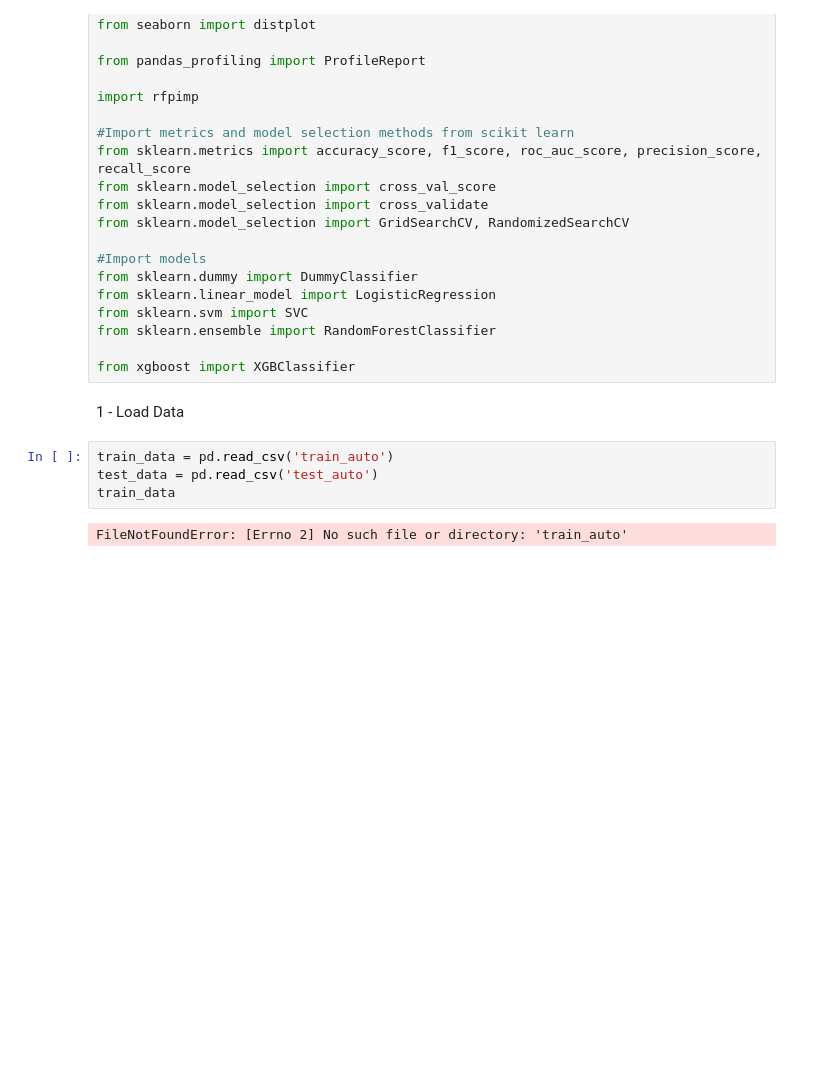
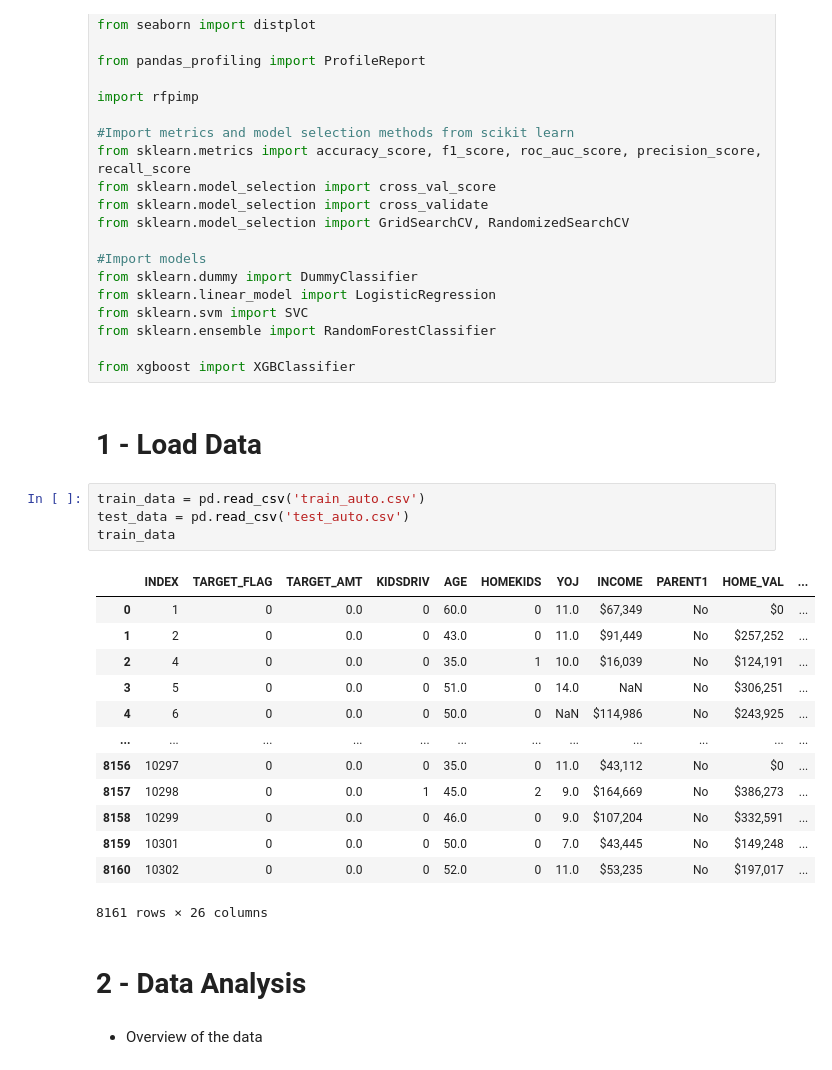
Before and after one commit to MilCL/Insurance_test, a Jupyter notebook: Main.ipynb, the cells around one changed output. Saved outputs shown, nothing was run; the diff lists cells and outputs as text; blank space fills up the shorter version.

Commit message:
Created sections Data Analysis and Preprocessing and created a cleaning method

```diff
--- a/Main.ipynb
+++ b/Main.ipynb
@@ -24,10 +24,26 @@ from sklearn.ensemble import RandomForestClassifier
 
 from xgboost import XGBClassifier
 # %% [markdown]
-1 - Load Data
+# 1 - Load Data
 # %%
-train_data = pd.read_csv('train_auto')
-test_data = pd.read_csv('test_auto')
+train_data = pd.read_csv('train_auto.csv')
+test_data = pd.read_csv('test_auto.csv')
 train_data
 # %% [output]
+|  | INDEX | TARGET_FLAG | TARGET_AMT | KIDSDRIV | AGE | HOMEKIDS | YOJ | INCOME | PARENT1 | HOME_VAL | ... |
+| 0 | 1 | 0 | 0.0 | 0 | 60.0 | 0 | 11.0 | $67,349 | No | $0 | ... |
+| 1 | 2 | 0 | 0.0 | 0 | 43.0 | 0 | 11.0 | $91,449 | No | $257,252 | ... |
+| 2 | 4 | 0 | 0.0 | 0 | 35.0 | 1 | 10.0 | $16,039 | No | $124,191 | ... |
+| 3 | 5 | 0 | 0.0 | 0 | 51.0 | 0 | 14.0 | NaN | No | $306,251 | ... |
+| 4 | 6 | 0 | 0.0 | 0 | 50.0 | 0 | NaN | $114,986 | No | $243,925 | ... |
+| ... | ... | ... | ... | ... | ... | ... | ... | ... | ... | ... | ... |
+| 8156 | 10297 | 0 | 0.0 | 0 | 35.0 | 0 | 11.0 | $43,112 | No | $0 | ... |
+| 8157 | 10298 | 0 | 0.0 | 1 | 45.0 | 2 | 9.0 | $164,669 | No | $386,273 | ... |
+| 8158 | 10299 | 0 | 0.0 | 0 | 46.0 | 0 | 9.0 | $107,204 | No | $332,591 | ... |
+| 8159 | 10301 | 0 | 0.0 | 0 | 50.0 | 0 | 7.0 | $43,445 | No | $149,248 | ... |
+| 8160 | 10302 | 0 | 0.0 | 0 | 52.0 | 0 | 11.0 | $53,235 | No | $197,017 | ... |
-FileNotFoundError: [Errno 2] No such file or directory: 'train_auto'
+8161 rows × 26 columns
+# %% [markdown]
+# 2 - Data Analysis
+# %% [markdown]
+- Overview of the data
```
Also changed, not shown: parts of 7 cells of this notebook.
